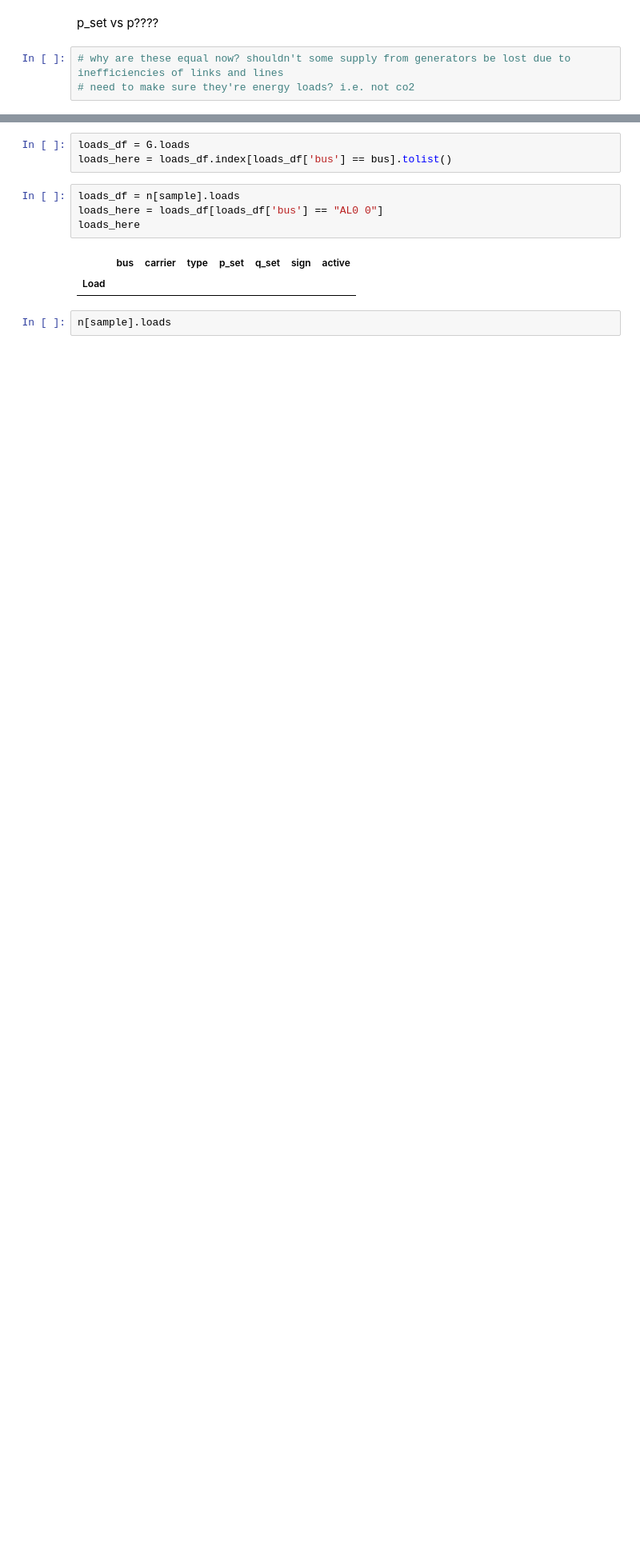
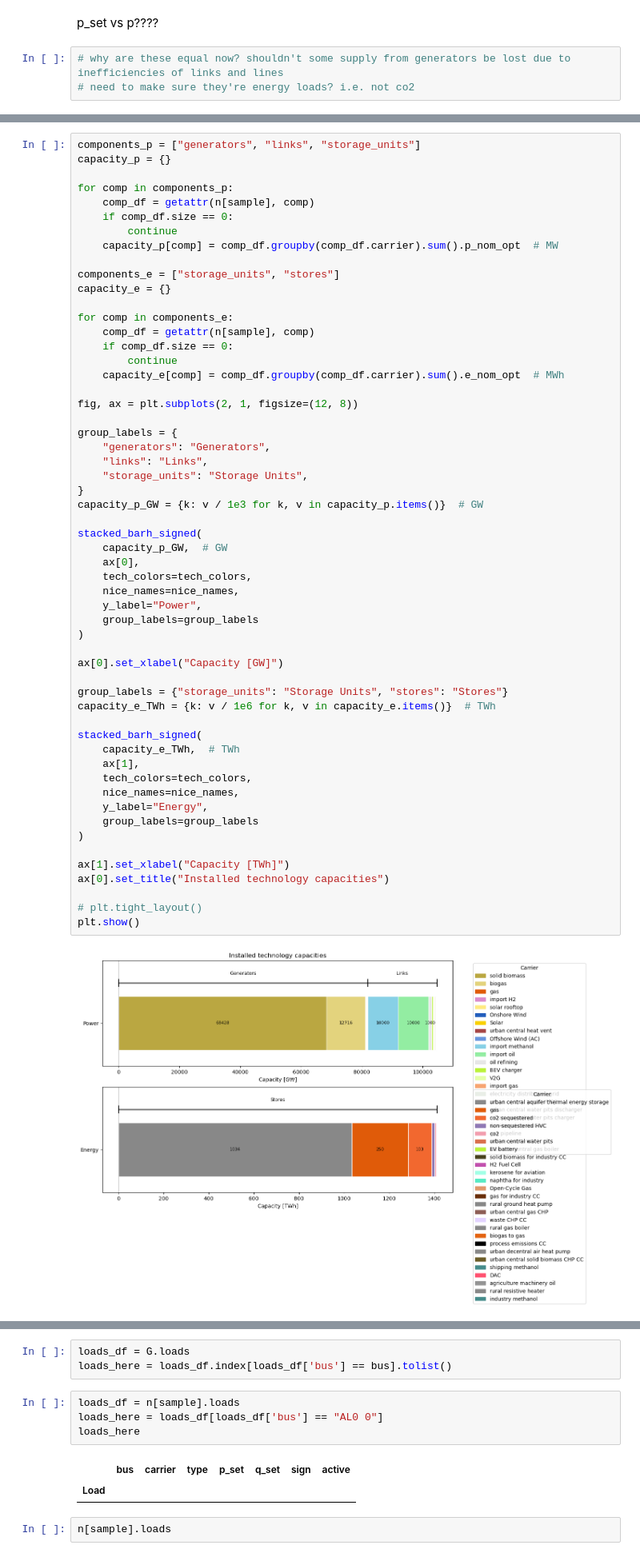
Before and after one commit to ayshaC/pypsa-eur, a Jupyter notebook: analysis/graph_network.ipynb, the cells around one changed output, grey strips where cells are left out. Shown at 80% size. Saved outputs shown, nothing was run; the diff lists cells and outputs as text; blank space fills up the shorter version.

```diff
--- a/analysis/graph_network.ipynb
+++ b/analysis/graph_network.ipynb
@@ -707,0 +623,58 @@ AttributeError: columns
+# %%
+components_p = ["generators", "links", "storage_units"]
+capacity_p = {}
+
+for comp in components_p:
+    comp_df = getattr(n[sample], comp)
+    if comp_df.size == 0:
+        continue
+    capacity_p[comp] = comp_df.groupby(comp_df.carrier).sum().p_nom_opt  # MW
+
+components_e = ["storage_units", "stores"]
+capacity_e = {}
+
+for comp in components_e:
+    comp_df = getattr(n[sample], comp)
+    if comp_df.size == 0:
+        continue
+    capacity_e[comp] = comp_df.groupby(comp_df.carrier).sum().e_nom_opt  # MWh
+
+fig, ax = plt.subplots(2, 1, figsize=(12, 8))
+
+group_labels = {
+    "generators": "Generators",
+    "links": "Links",
+    "storage_units": "Storage Units",
+}
+capacity_p_GW = {k: v / 1e3 for k, v in capacity_p.items()}  # GW
+
+stacked_barh_signed(
+    capacity_p_GW,  # GW
+    ax[0],
+    tech_colors=tech_colors,
+    nice_names=nice_names,
+    y_label="Power",
+    group_labels=group_labels
+)
+
+ax[0].set_xlabel("Capacity [GW]")
+
+group_labels = {"storage_units": "Storage Units", "stores": "Stores"}
+capacity_e_TWh = {k: v / 1e6 for k, v in capacity_e.items()}  # TWh
+
+stacked_barh_signed(
+    capacity_e_TWh,  # TWh
+    ax[1],
+    tech_colors=tech_colors,
+    nice_names=nice_names,
+    y_label="Energy",
+    group_labels=group_labels
+)
+
+ax[1].set_xlabel("Capacity [TWh]")
+ax[0].set_title("Installed technology capacities")
+
+# plt.tight_layout()
+plt.show()
+# %% [output]
+[figure, added]
```
Also changed, not shown: parts of 47 cells of this notebook.
